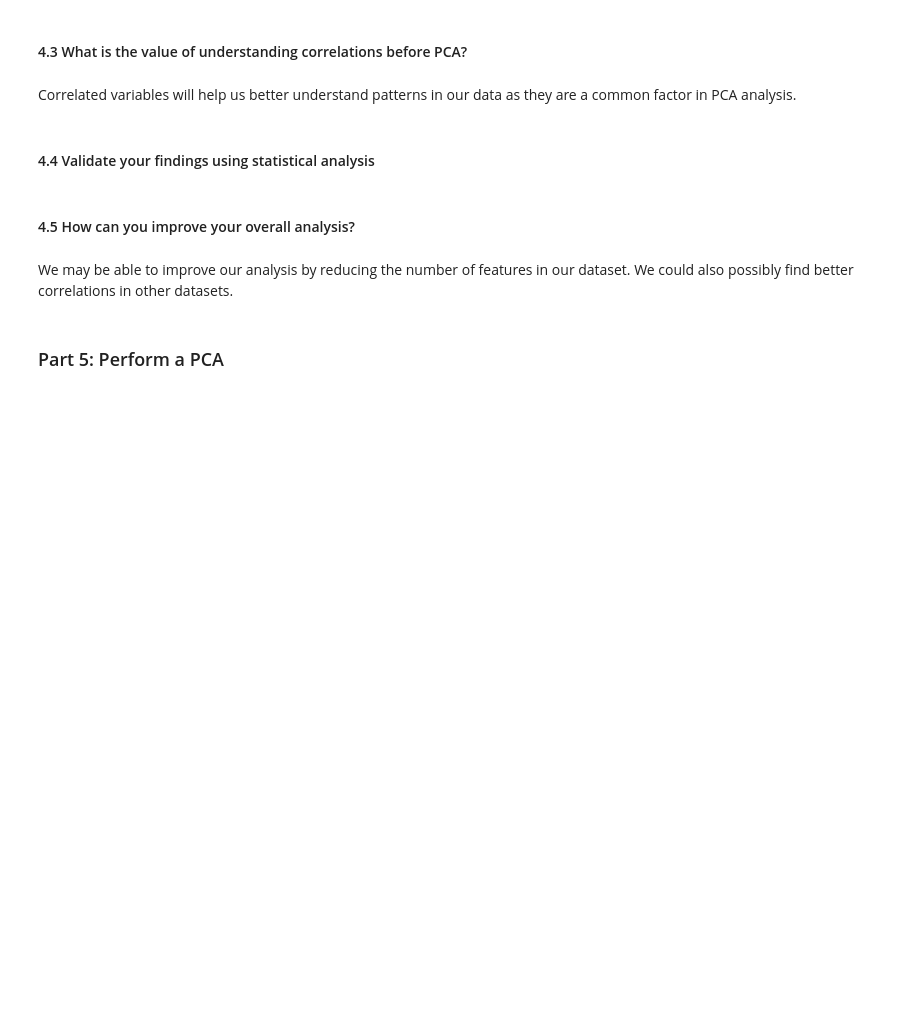
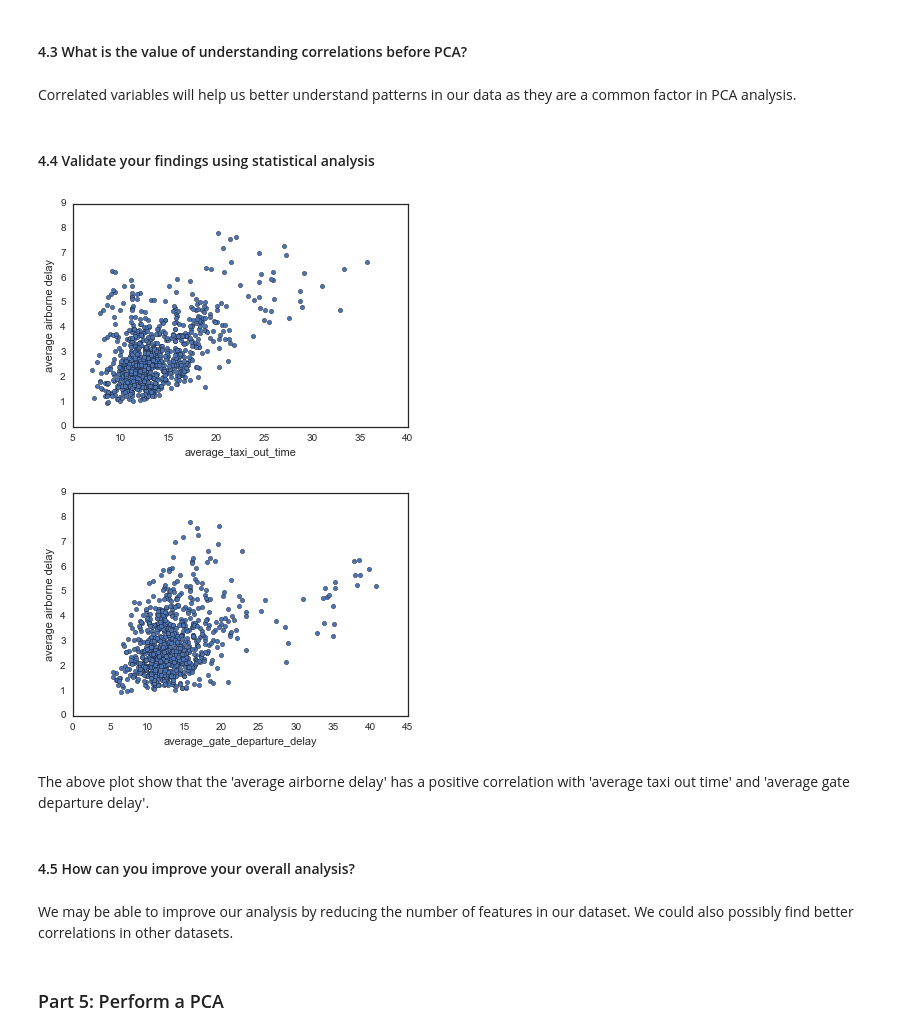
Before and after one commit to DPalit/GA-DSI, a Jupyter notebook: projects/projects-weekly/project-07/starter-code/project7-starter.ipynb, the cells around one changed output. Saved outputs shown, nothing was run; the diff lists cells and outputs as text; code cells hidden in the pictures; blank space fills up the shorter version.

```diff
--- a/projects/projects-weekly/project-07/starter-code/project7-starter.ipynb
+++ b/projects/projects-weekly/project-07/starter-code/project7-starter.ipynb
@@ -319,6 +319,17 @@ In the case of 'year' to 'average airborne delay', there is a negative correalti
 Correlated variables will help us better understand patterns in our data as they are a common factor in PCA analysis.
 # %% [markdown]
 #### 4.4 Validate your findings using statistical analysis
+# %%
+%matplotlib inline
+from matplotlib import pyplot as plt
+names = ['average_taxi_out_time', 'average_gate_departure_delay']
+for name in names:
+    df.plot.scatter(x=name, y='average airborne delay')
+# %% [output]
+[figure, added]
+[figure, added]
+# %% [markdown]
+The above plot show that the 'average airborne delay' has a positive correlation with 'average taxi out time' and 'average gate departure delay'.
 # %% [markdown]
 #### 4.5 How can you improve your overall analysis?
 # %% [markdown]
```
Also changed, not shown: parts of 9 cells of this notebook.
